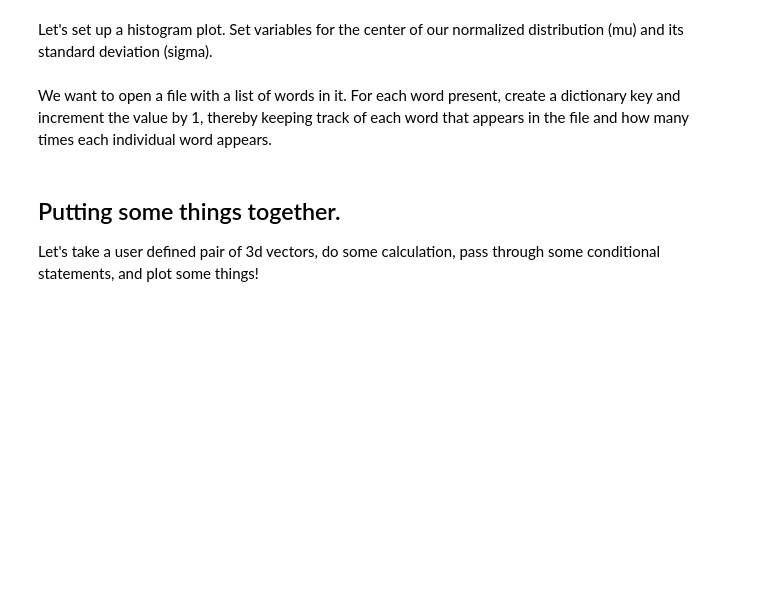
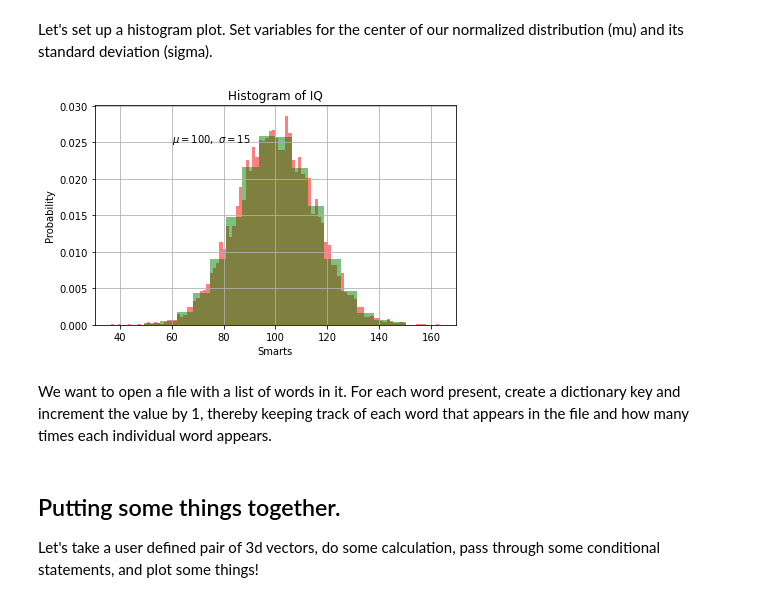
Before and after one commit to seanlabean/DrexelCodingLessons, a Jupyter notebook: Lesson5/Lesson5.ipynb, the cells around one changed output. Saved outputs shown, nothing was run; the diff lists cells and outputs as text; code cells hidden in the pictures; blank space fills up the shorter version.

```diff
--- a/Lesson5/Lesson5.ipynb
+++ b/Lesson5/Lesson5.ipynb
@@ -76,26 +85,28 @@ Let's set up a histogram plot. Set variables for the center of our normalized di
 # %%
 # We can set two variables in the same line if we want.
 mu, sigma = 100, 15
 
 # Assign x to our 'mu' + sigma times a normal distribution of 10000 floats between 0 and 1
 x = mu + sigma * np.random.randn(10000)
 
 # Play around with which histogram we choose to plot. We can also plot both at once!
 plt.hist(x,100, density=True, facecolor='r', alpha=0.5)
-#plt.hist(x,20, density=True, facecolor='g', alpha=0.5)
+plt.hist(x,20, density=True, facecolor='g', alpha=0.5)
 
 xl, xu = plt.xlim() # Isolate the extreme values, we can use these to set our plot's xlim later.
 
 #windowdressing
 plt.xlabel('Smarts')
 plt.ylabel('Probability')
 plt.title('Histogram of IQ')
 # plt.text(a,b, '<sample_text>') where 'a' and 'b' are values corresponding to the plot's x and y coordinates.
 plt.text(60,.025, '$\mu=100,\ \sigma=15$')
 plt.tight_layout()
 plt.grid(True)
 plt.xlim(xl,xu)
 plt.show()
+# %% [output]
+[figure, added]
 # %% [markdown]
 We want to open a file with a list of words in it. For each word present, create a dictionary key and increment the value by 1, thereby keeping track of each word that appears in the file and how many times each individual word appears.
 # %%
```
Also changed, not shown: parts of 5 cells of this notebook, 6 other files.
